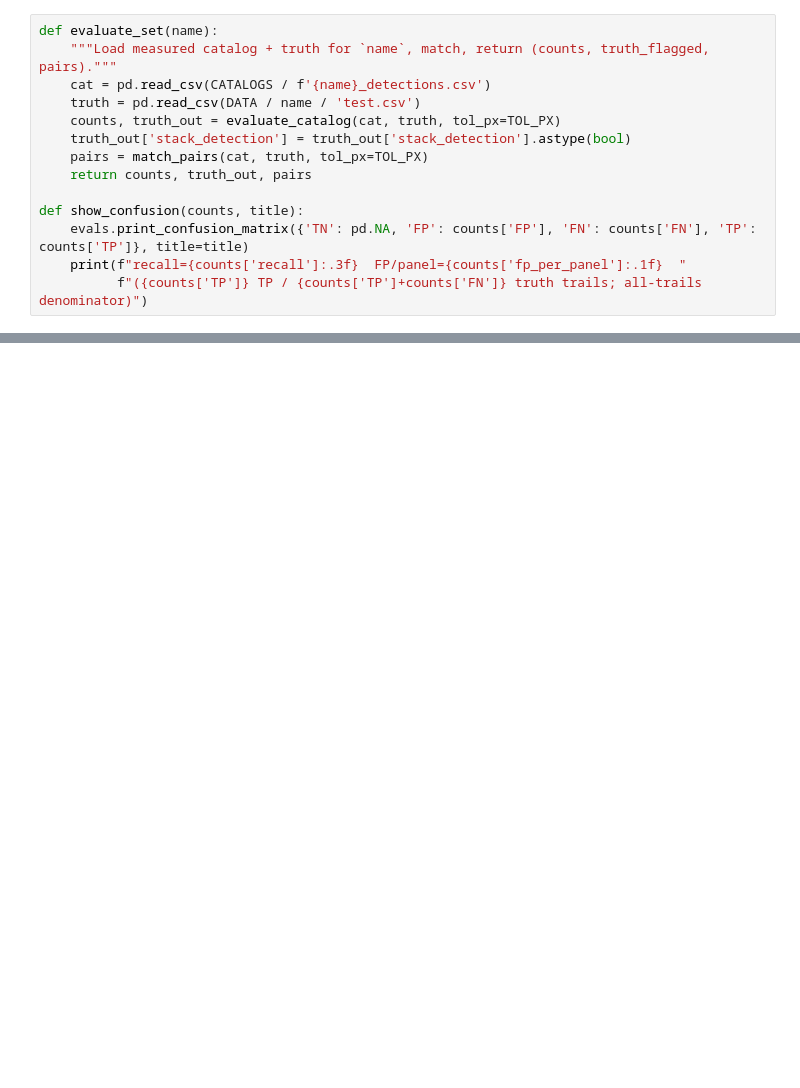
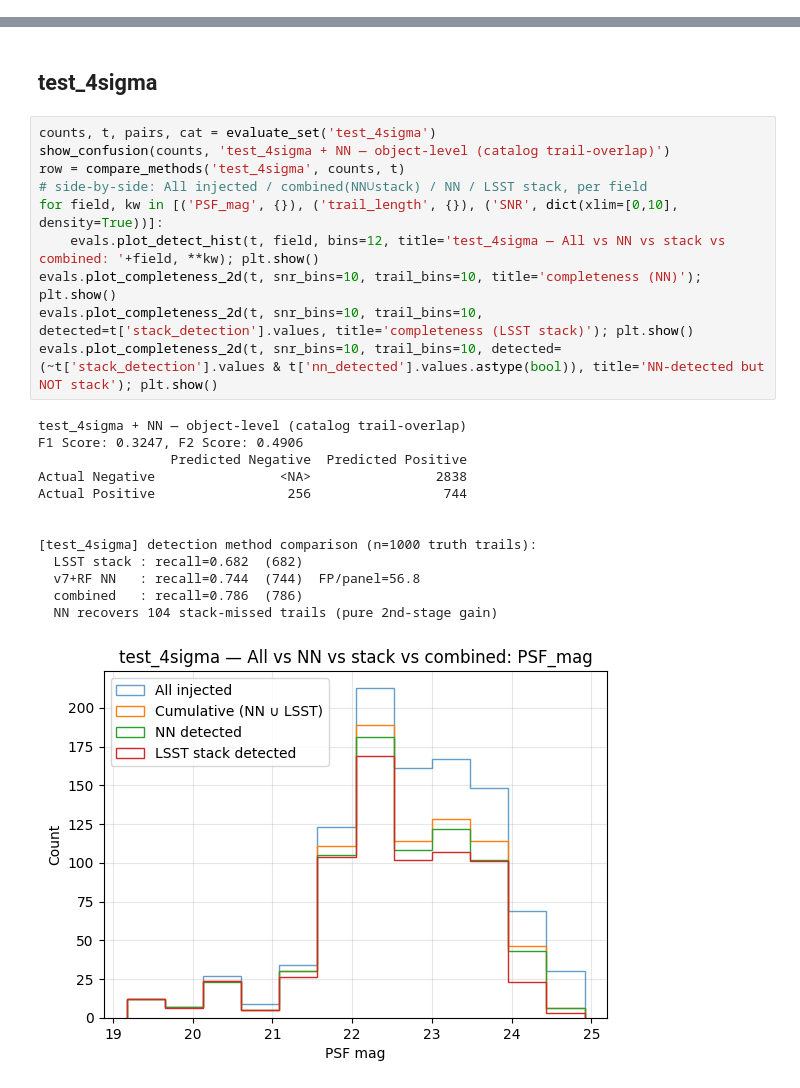
Before and after one commit to dirac-institute/Asteroid_detection_CNN, a Jupyter notebook: Evaluation/Evaluation.ipynb, the cells around one changed output, grey strips where cells are left out. Saved outputs shown, nothing was run; the diff lists cells and outputs as text; blank space fills up the shorter version.

```diff
--- a/Evaluation/Evaluation.ipynb
+++ b/Evaluation/Evaluation.ipynb
@@ -26,14 +9,0 @@ RF operating point = 0.5 | match tol = 20.0 px | catalogs = /sdf/data/rubin/user
-# %%
-def evaluate_set(name):
-    """Load measured catalog + truth for `name`, match, return (counts, truth_flagged, pairs)."""
-    cat = pd.read_csv(CATALOGS / f'{name}_detections.csv')
-    truth = pd.read_csv(DATA / name / 'test.csv')
-    counts, truth_out = evaluate_catalog(cat, truth, tol_px=TOL_PX)
-    truth_out['stack_detection'] = truth_out['stack_detection'].astype(bool)
-    pairs = match_pairs(cat, truth, tol_px=TOL_PX)
-    return counts, truth_out, pairs
-
-def show_confusion(counts, title):
-    evals.print_confusion_matrix({'TN': pd.NA, 'FP': counts['FP'], 'FN': counts['FN'], 'TP': counts['TP']}, title=title)
-    print(f"recall={counts['recall']:.3f}  FP/panel={counts['fp_per_panel']:.1f}  "
-          f"({counts['TP']} TP / {counts['TP']+counts['FN']} truth trails; all-trails denominator)")
@@ -112,0 +86,26 @@ test_3sigma 788 1558 212   0.788          31.2
+# %% [markdown]
+## test_4sigma
+# %%
+counts, t, pairs, cat = evaluate_set('test_4sigma')
+show_confusion(counts, 'test_4sigma + NN — object-level (catalog trail-overlap)')
+row = compare_methods('test_4sigma', counts, t)
+# side-by-side: All injected / combined(NN∪stack) / NN / LSST stack, per field
+for field, kw in [('PSF_mag', {}), ('trail_length', {}), ('SNR', dict(xlim=[0,10], density=True))]:
+    evals.plot_detect_hist(t, field, bins=12, title='test_4sigma — All vs NN vs stack vs combined: '+field, **kw); plt.show()
+evals.plot_completeness_2d(t, snr_bins=10, trail_bins=10, title='completeness (NN)'); plt.show()
+evals.plot_completeness_2d(t, snr_bins=10, trail_bins=10, detected=t['stack_detection'].values, title='completeness (LSST stack)'); plt.show()
+evals.plot_completeness_2d(t, snr_bins=10, trail_bins=10, detected=(~t['stack_detection'].values & t['nn_detected'].values.astype(bool)), title='NN-detected but NOT stack'); plt.show()
+# %% [output]
+test_4sigma + NN — object-level (catalog trail-overlap)
+F1 Score: 0.3247, F2 Score: 0.4906
+                 Predicted Negative  Predicted Positive
+Actual Negative                <NA>                2838
+Actual Positive                 256                 744
+
+
+[test_4sigma] detection method comparison (n=1000 truth trails):
+  LSST stack : recall=0.682  (682)
+  v7+RF NN   : recall=0.744  (744)  FP/panel=56.8
+  combined   : recall=0.786  (786)
+  NN recovers 104 stack-missed trails (pure 2nd-stage gain)
+[figure, added]
```
Also changed, not shown: parts of 15 cells of this notebook.
